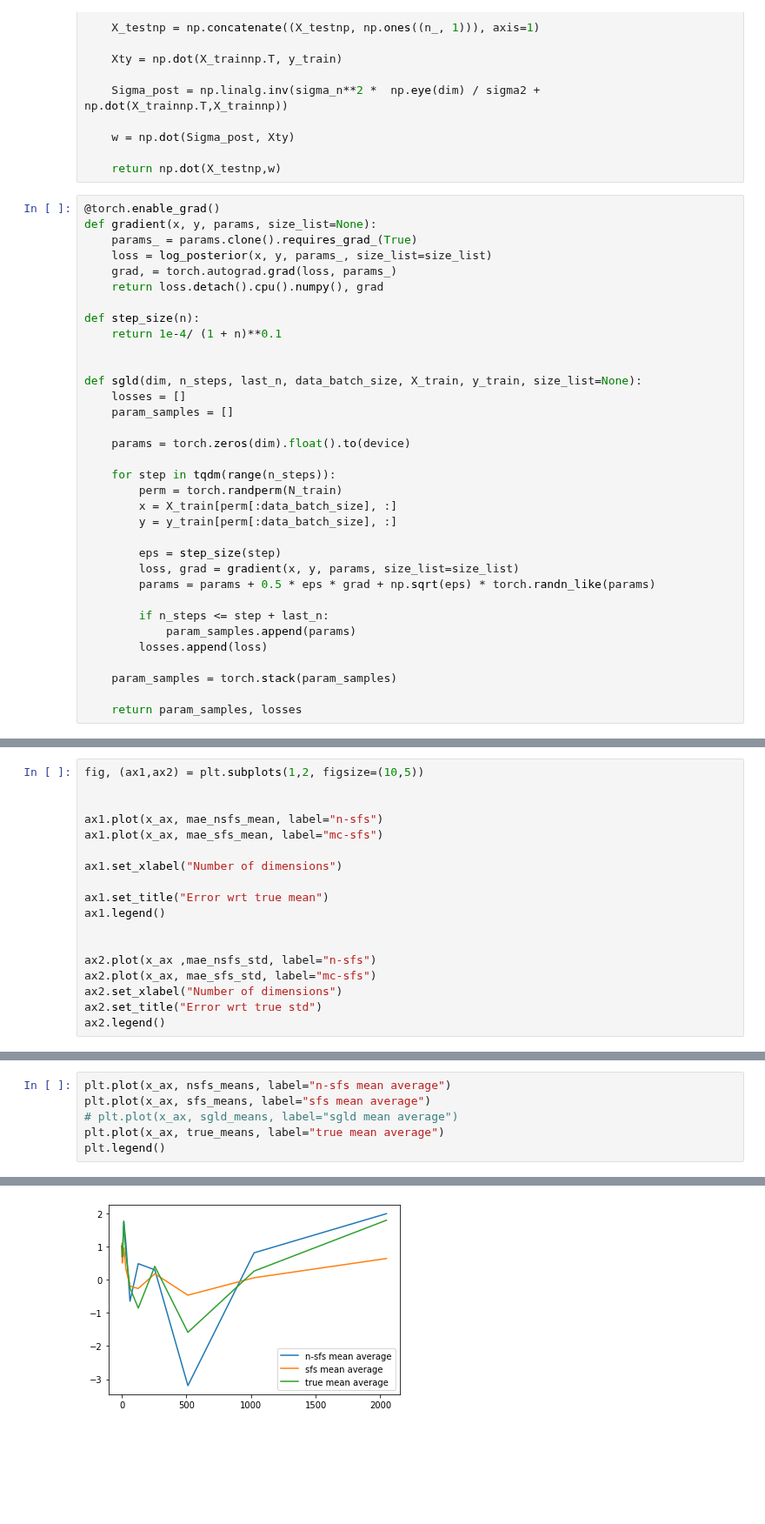
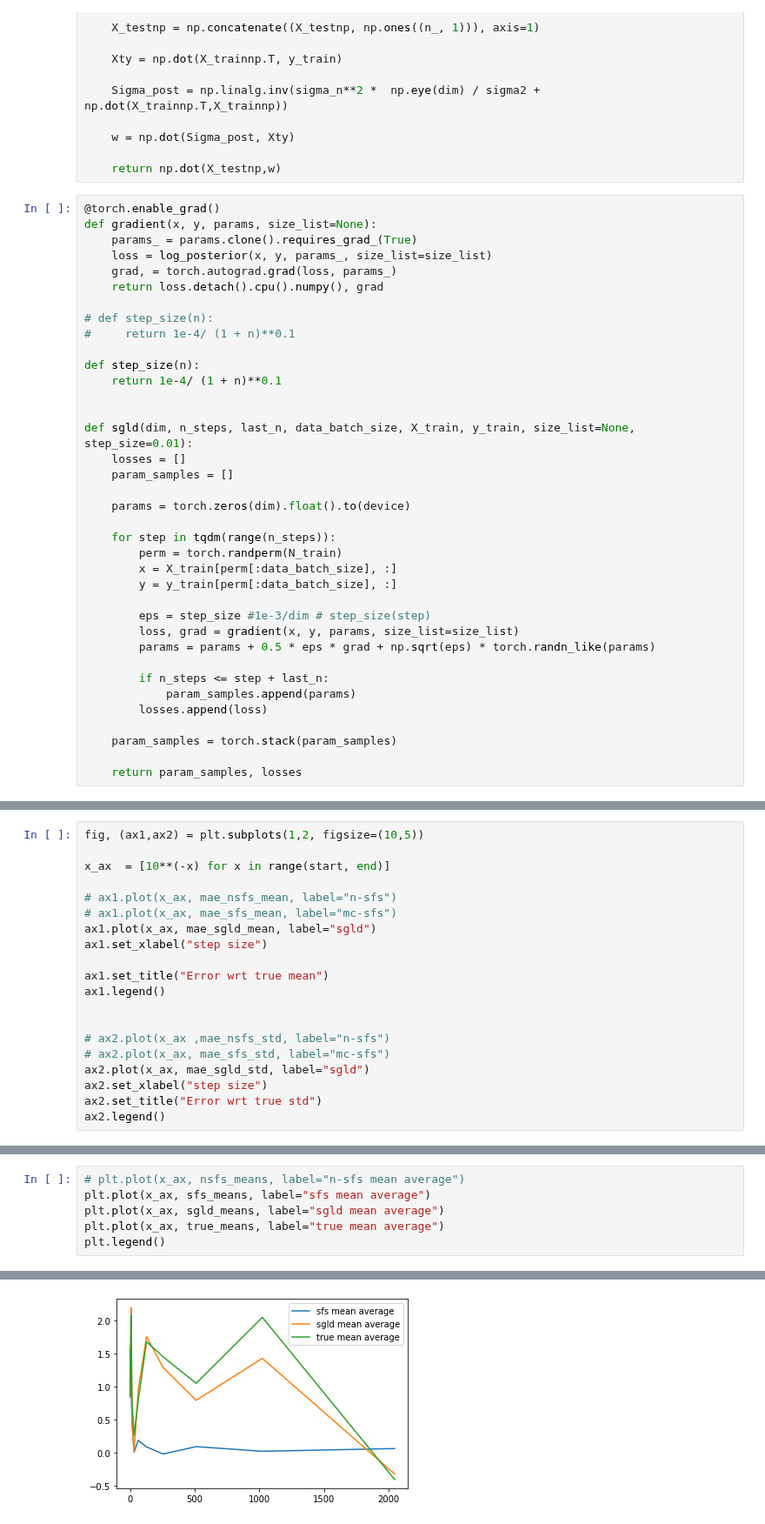
Before and after one commit to franciscovargas/ControlledFollmerDrift, a Jupyter notebook: notebooks/Bayesian Linear Regression_SFS_comp_dim_increase.ipynb, the cells around one changed output, grey strips where cells are left out. Shown at 87% size. Saved outputs shown, nothing was run; the diff lists cells and outputs as text; blank space fills up the shorter version.

Commit message:
SGLD working?

```diff
--- a/notebooks/Bayesian Linear Regression_SFS_comp_dim_increase.ipynb
+++ b/notebooks/Bayesian Linear Regression_SFS_comp_dim_increase.ipynb
@@ -165,11 +138,14 @@ def gradient(x, y, params, size_list=None):
     grad, = torch.autograd.grad(loss, params_)
     return loss.detach().cpu().numpy(), grad
 
+# def step_size(n):
+#     return 1e-4/ (1 + n)**0.1
+
 def step_size(n):
     return 1e-4/ (1 + n)**0.1
 
 
-def sgld(dim, n_steps, last_n, data_batch_size, X_train, y_train, size_list=None):
+def sgld(dim, n_steps, last_n, data_batch_size, X_train, y_train, size_list=None, step_size=0.01):
     losses = []
     param_samples = []
 
@@ -180,7 +156,7 @@ def sgld(dim, n_steps, last_n, data_batch_size, X_train, y_train, size_list=None
         x = X_train[perm[:data_batch_size], :]
         y = y_train[perm[:data_batch_size], :]
 
-        eps = step_size(step)
+        eps = step_size #1e-3/dim # step_size(step)
         loss, grad = gradient(x, y, params, size_list=size_list)
         params = params + 0.5 * eps * grad + np.sqrt(eps) * torch.randn_like(params)
 
@@ -380,19 +681,21 @@ mae_nsfs_std = [x["mae_nsfs_std"].item() for x in errors]
 # %%
 fig, (ax1,ax2) = plt.subplots(1,2, figsize=(10,5))
 
+x_ax  = [10**(-x) for x in range(start, end)]
 
-ax1.plot(x_ax, mae_nsfs_mean, label="n-sfs")
-ax1.plot(x_ax, mae_sfs_mean, label="mc-sfs")
-
-ax1.set_xlabel("Number of dimensions")
+# ax1.plot(x_ax, mae_nsfs_mean, label="n-sfs")
+# ax1.plot(x_ax, mae_sfs_mean, label="mc-sfs")
+ax1.plot(x_ax, mae_sgld_mean, label="sgld")
+ax1.set_xlabel("step size")
 
 ax1.set_title("Error wrt true mean")
 ax1.legend()
 
 
-ax2.plot(x_ax ,mae_nsfs_std, label="n-sfs")
-ax2.plot(x_ax, mae_sfs_std, label="mc-sfs")
-ax2.set_xlabel("Number of dimensions")
+# ax2.plot(x_ax ,mae_nsfs_std, label="n-sfs")
+# ax2.plot(x_ax, mae_sfs_std, label="mc-sfs")
+ax2.plot(x_ax, mae_sgld_std, label="sgld")
+ax2.set_xlabel("step size")
 ax2.set_title("Error wrt true std")
 ax2.legend()
 # %% [output]
@@ -420,12 +729,12 @@ plt.legend()
 # %%
-plt.plot(x_ax, nsfs_means, label="n-sfs mean average")
+# plt.plot(x_ax, nsfs_means, label="n-sfs mean average")
 plt.plot(x_ax, sfs_means, label="sfs mean average")
-# plt.plot(x_ax, sgld_means, label="sgld mean average")
+plt.plot(x_ax, sgld_means, label="sgld mean average")
 plt.plot(x_ax, true_means, label="true mean average")
 plt.legend()
 # %% [output]
 <matplotlib.legend.Legend at 0x...>
-[figure, old version]
+[figure, new version]
 # %%
 plt.plot(x_ax, nsfs_means, label="n-sfs predictions average")
 plt.plot(x_ax, sfs_means, label="sfs predictions average")
```
Also changed, not shown: parts of 14 cells of this notebook.
